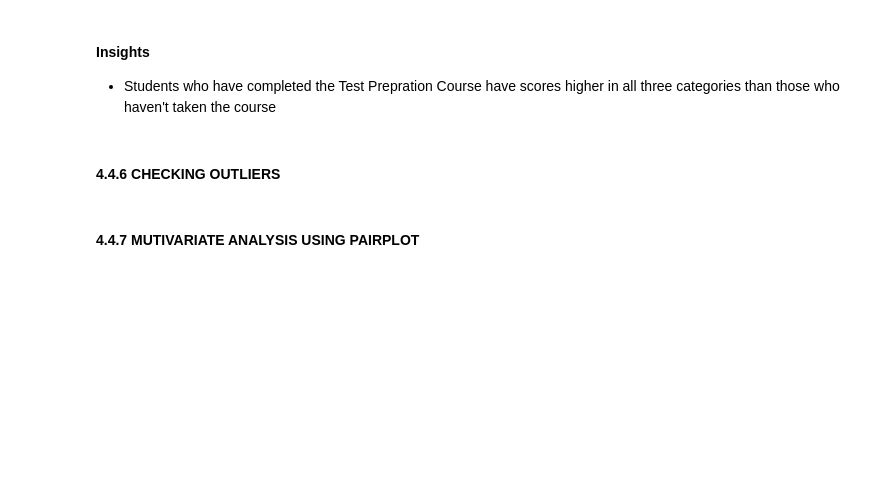
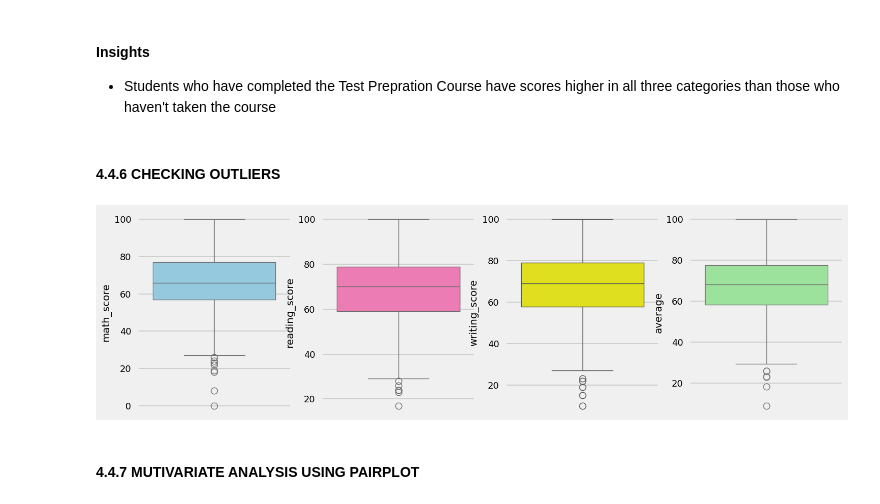
Before and after one commit to Deva03/Ml_1, a Jupyter notebook: src/notebook/1 . EDA STUDENT PERFORMANCE .ipynb, the cells around one changed output. Cells and saved outputs as stored; diff of their text form; code cells hidden in the pictures; blank space fills up the shorter version.

```diff
--- a/src/notebook/1 . EDA STUDENT PERFORMANCE .ipynb
+++ b/src/notebook/1 . EDA STUDENT PERFORMANCE .ipynb
@@ -643,14 +643,16 @@ KeyError: 'reading score'
 # %%
 plt.subplots(1,4,figsize=(16,5))
 plt.subplot(141)
 sns.boxplot(df['math_score'],color='skyblue')
 plt.subplot(142)
 sns.boxplot(df['reading_score'],color='hotpink')
 plt.subplot(143)
-sns.boxplot(df['writing score'],color='yellow')
+sns.boxplot(df['writing_score'],color='yellow')
 plt.subplot(144)
 sns.boxplot(df['average'],color='lightgreen')
 plt.show()
+# %% [output]
+[figure, added]
 # %% [markdown]
 #### 4.4.7 MUTIVARIATE ANALYSIS USING PAIRPLOT
 # %%
```
Also changed, not shown: parts of 2 cells of this notebook, 3 other files.
